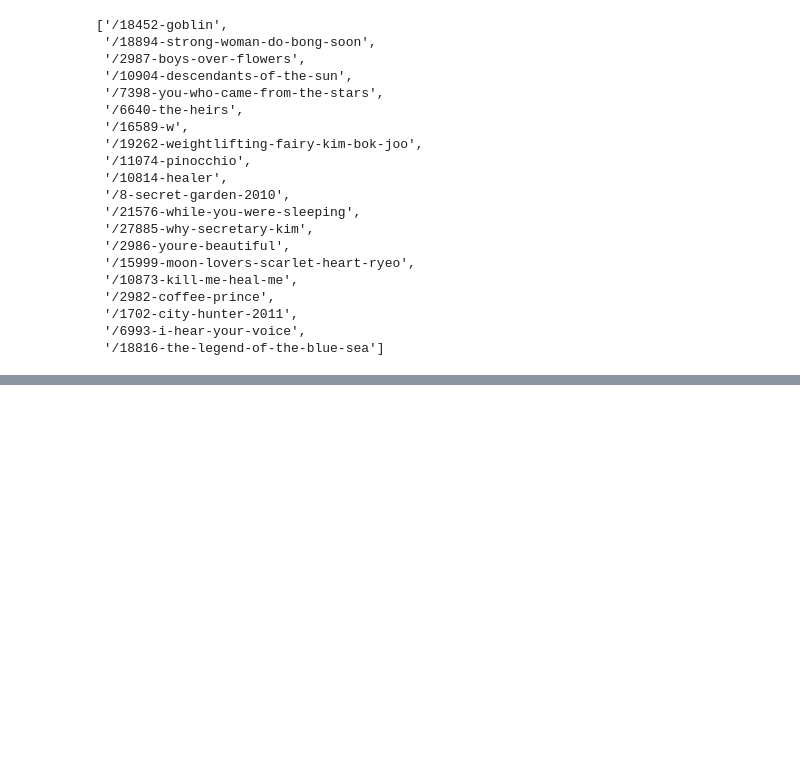
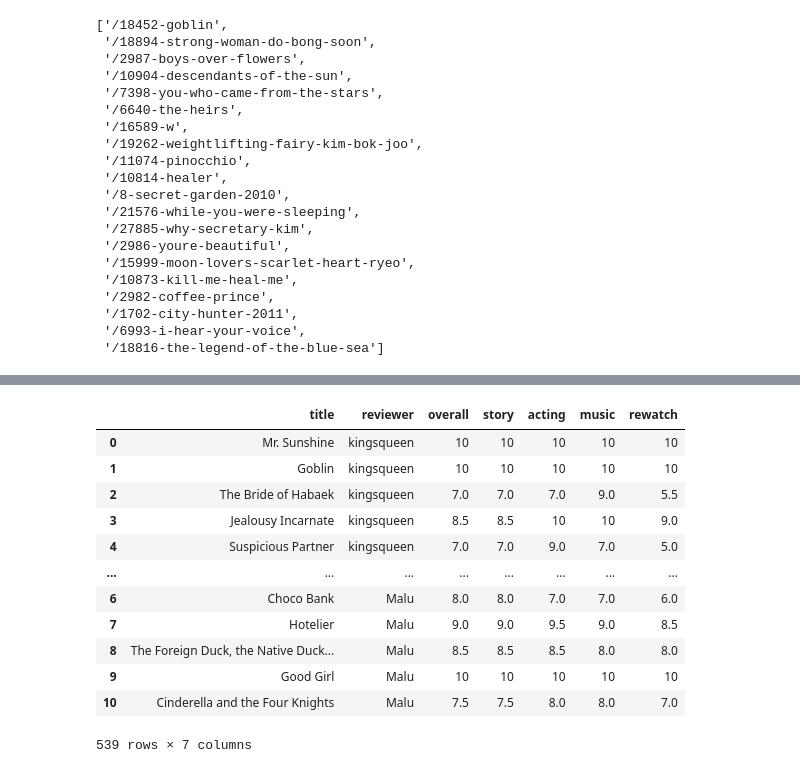
Before and after one commit to khnn09/drama_recommendation, a Jupyter notebook: scraping_MyDramaList.ipynb, the cells around one changed output, grey strips where cells are left out. Saved outputs shown, nothing was run; the diff lists cells and outputs as text; code cells hidden in the pictures; blank space fills up the shorter version.

```diff
--- a/scraping_MyDramaList.ipynb
+++ b/scraping_MyDramaList.ipynb
@@ -354,0 +359,16 @@ for drama in famous_drama:
+# %%
+many_dramas
+# %% [output]
+|  | title | reviewer | overall | story | acting | music | rewatch |
+| 0 | Mr. Sunshine | kingsqueen | 10 | 10 | 10 | 10 | 10 |
+| 1 | Goblin | kingsqueen | 10 | 10 | 10 | 10 | 10 |
+| 2 | The Bride of Habaek | kingsqueen | 7.0 | 7.0 | 7.0 | 9.0 | 5.5 |
+| 3 | Jealousy Incarnate | kingsqueen | 8.5 | 8.5 | 10 | 10 | 9.0 |
+| 4 | Suspicious Partner | kingsqueen | 7.0 | 7.0 | 9.0 | 7.0 | 5.0 |
+| ... | ... | ... | ... | ... | ... | ... | ... |
+| 6 | Choco Bank | Malu | 8.0 | 8.0 | 7.0 | 7.0 | 6.0 |
+| 7 | Hotelier | Malu | 9.0 | 9.0 | 9.5 | 9.0 | 8.5 |
+| 8 | The Foreign Duck, the Native Duck... | Malu | 8.5 | 8.5 | 8.5 | 8.0 | 8.0 |
+| 9 | Good Girl | Malu | 10 | 10 | 10 | 10 | 10 |
+| 10 | Cinderella and the Four Knights | Malu | 7.5 | 7.5 | 8.0 | 8.0 | 7.0 |
+539 rows × 7 columns
```
Also changed, not shown: parts of 1 cell of this notebook.
